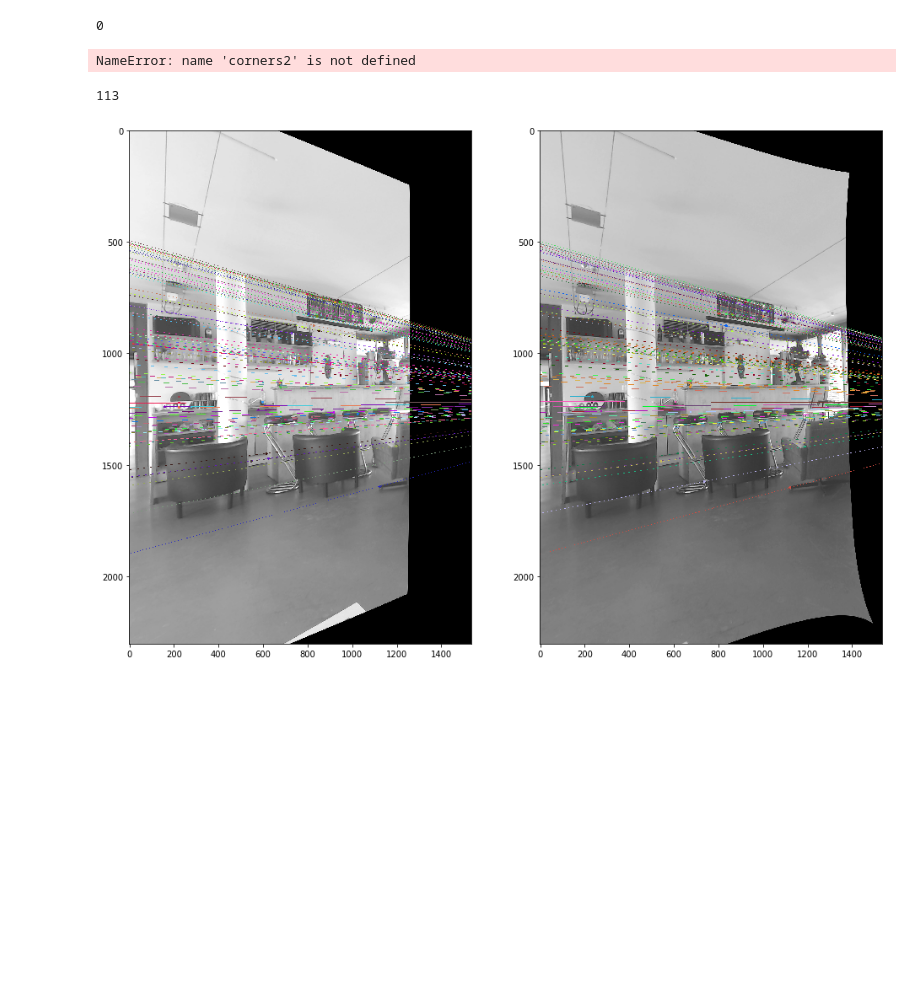
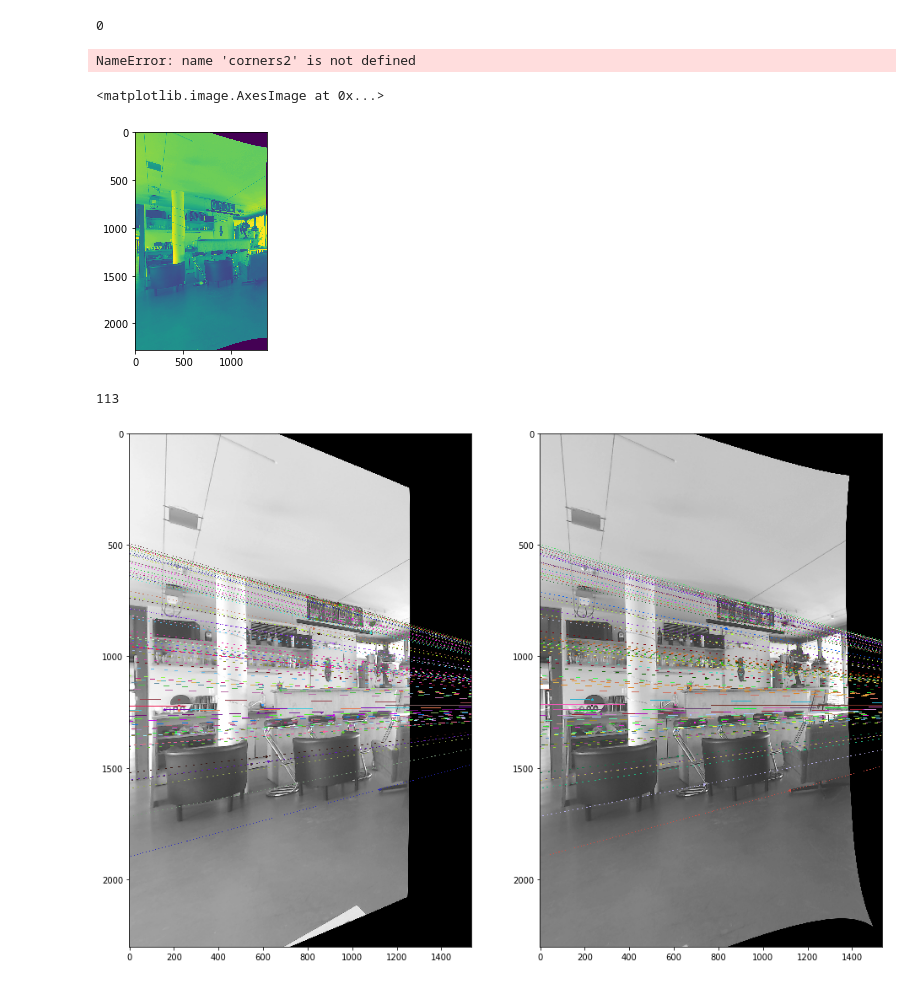
Before and after one commit to moizsajid/stereo-reconstruction, a Jupyter notebook: opencv.ipynb, the cells around one changed output. Drawn from its saved outputs; the diff is of its cells as text; code cells hidden in the pictures; blank space fills up the shorter version.

```diff
--- a/opencv.ipynb
+++ b/opencv.ipynb
@@ -193,13 +193,13 @@ baseline = 100
 #               [0.0, 0.0, 1.0]])
 
 
-intrinsics = np.array([[1.74001245e+03, 0.00000000e+00, 7.79601468e+02],
- [0.00000000e+00, 1.74212231e+03, 1.13881797e+03],
- [0.00000000e+00, 0.00000000e+00, 1.00000000e+00]])
+intrinsics = np.array([[1740.01245, 0.0, 779.601468],
+                         [0.0, 1742.12231, 1138.81797],
+                         [0.0, 0.0, 1.0]])
 
-intrinsics_2 = np.array([[1.61298267e+03, 0.00000000e+00, 7.78885092e+02],
- [0.00000000e+00, 1.64261304e+03, 1.08329674e+03],
- [0.00000000e+00, 0.00000000e+00, 1.00000000e+00]])
+intrinsics_2 = np.array([[1612.98267, 0.0, 778.885092],
+                         [0.0, 1642.61304, 1083.29674],
+                         [0.0, 0.0, 1.0]])
 
 
 intrinsics_inverse = np.linalg.inv(intrinsics)
@@ -348,6 +352,44 @@ for i,(m,n) in enumerate(matches):
         good.append(m)
         pts2.append(kp2[m.trainIdx].pt)
         pts1.append(kp1[m.queryIdx].pt)
+# %%
+
+img = img2
+h, w = img.shape
+x1, x2, y1, y2 = (0,0,0,0)
+
+# Color threshold of the void part
+void_th = 5
+
+# List of colors in the vertical an horizontal lines that cross the image in the middle
+vertical = [img[i, int(w/2)] for i in range(h)]
+horizontal = [img[int(h/2), i] for i in range(w)]
+
+# Reverses both lists
+vertical_rev = vertical[::-1]
+horizontal_rev = horizontal[::-1]
+
+# Looks when the change of color is done
+for i in range(2,h):
+    if vertical[i] > void_th and y1 == 0:
+        y1 = i
+    if vertical_rev[i] > void_th and y2 == 0:
+        y2 = i
+    if y1 != 0 and y2 != 0:
+        break
+for i in range(2,w):
+    if horizontal[i] > void_th and x1 == 0:
+        x1 = i
+    if horizontal_rev[i] > void_th and x2 == 0:
+        x2 = i
+    if x1 != 0 and x2 != 0:
+        break
+
+desired_result = img[y1:h-y2, x1:w-x2]
+plt.imshow(desired_result)
+# %% [output]
+<matplotlib.image.AxesImage at 0x...>
+[figure, added]
 # %%
 len(pts1)
 # %% [output]
```
Also changed, not shown: parts of 1 cell of this notebook, 11 other files.
